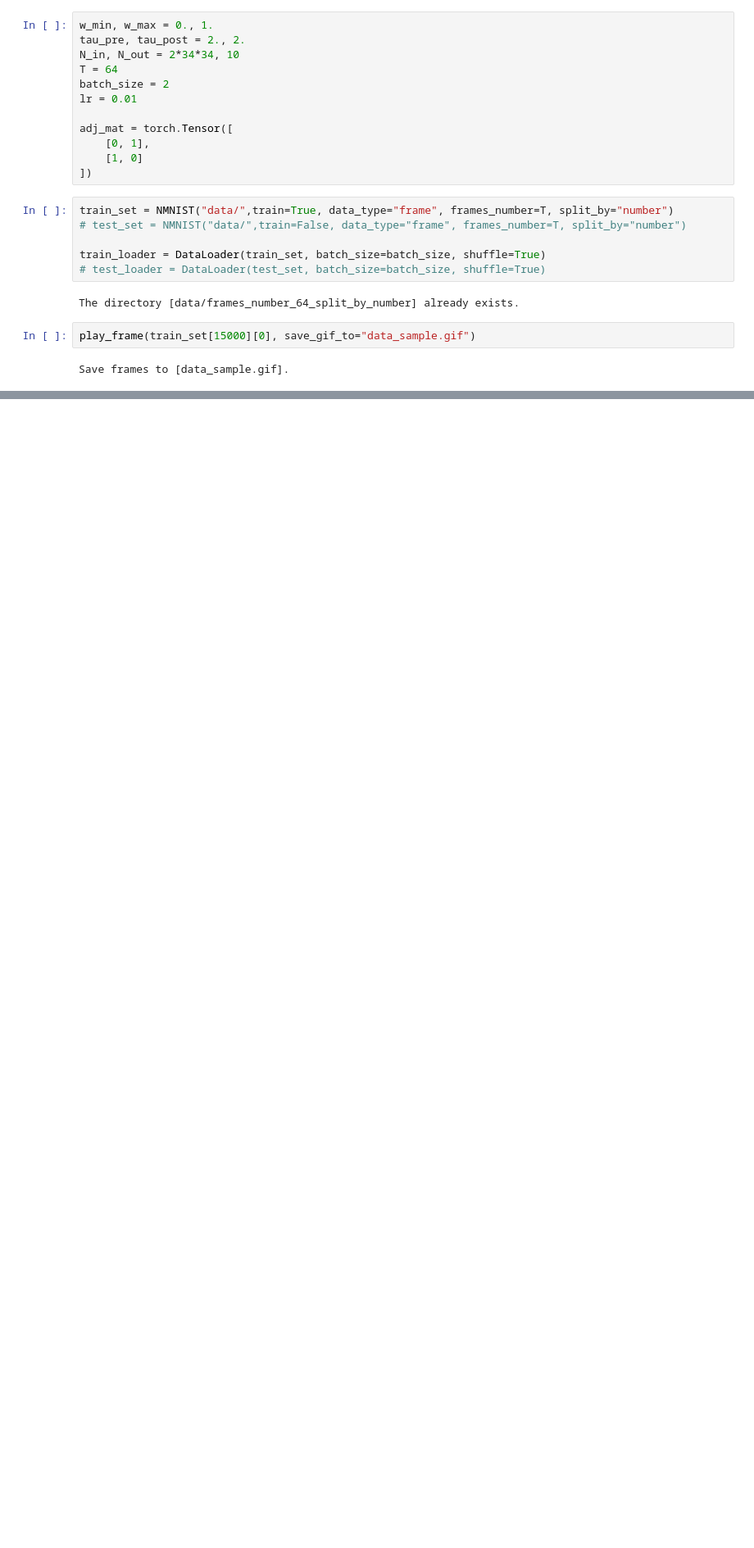
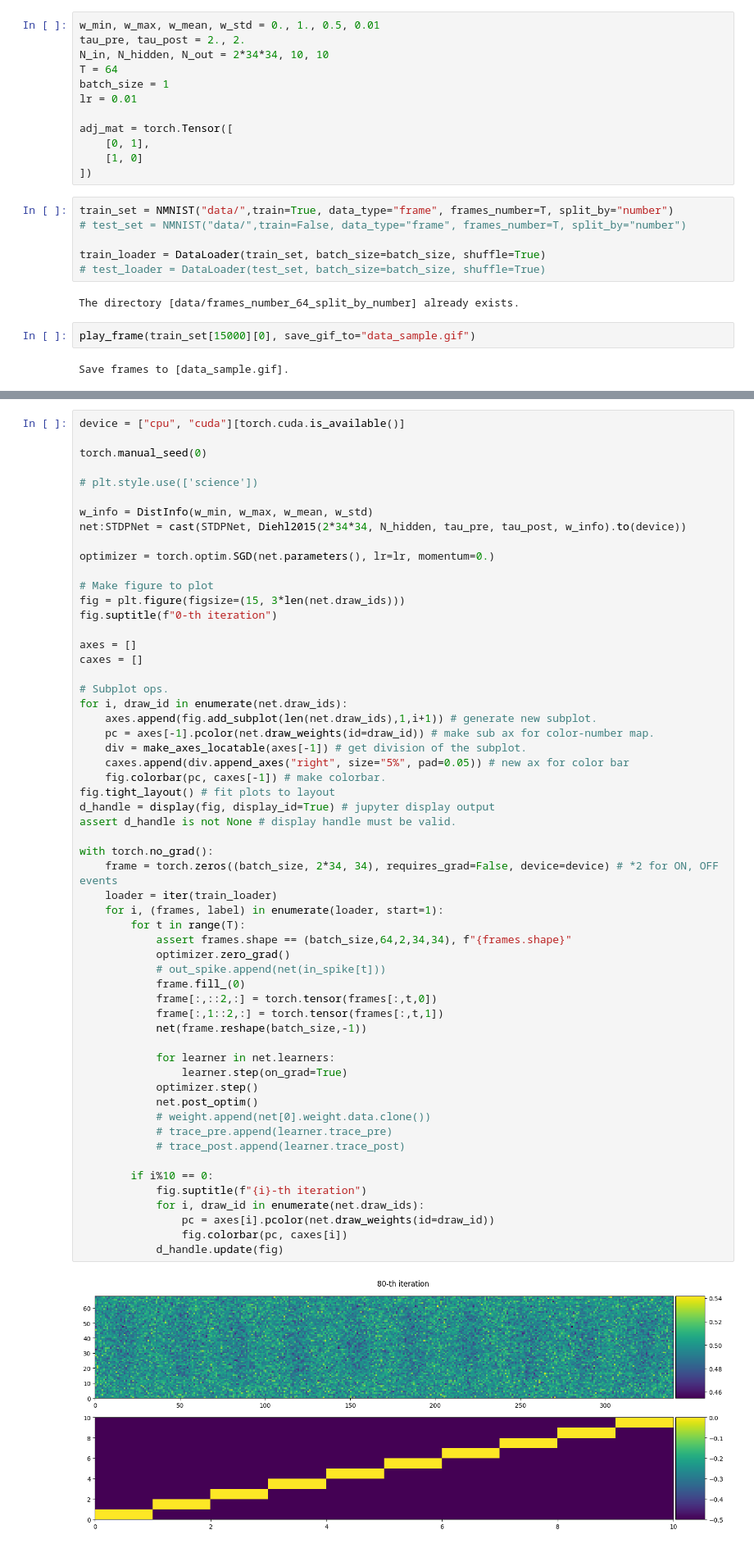
Before and after one commit to brseong/STDP-verification, a Jupyter notebook: stdp_trace.ipynb, the cells around one changed output, grey strips where cells are left out. Shown at 82% size. Drawn from its saved outputs; the diff is of its cells as text; blank space fills up the shorter version.

```diff
--- a/stdp_trace.ipynb
+++ b/stdp_trace.ipynb
@@ -26,11 +23,11 @@ from utils.types import Tensor2D
 # assert len(arrays) == 4
 # train_imgs, train_labels, test_imgs, test_labels = arrays
 # %%
-w_min, w_max = 0., 1.
+w_min, w_max, w_mean, w_std = 0., 1., 0.5, 0.01
 tau_pre, tau_post = 2., 2.
-N_in, N_out = 2*34*34, 10
+N_in, N_hidden, N_out = 2*34*34, 10, 10
 T = 64
-batch_size = 2
+batch_size = 1
 lr = 0.01
 
 adj_mat = torch.Tensor([
@@ -193 +49,60 @@ weight = torch.stack(weight)         # [T, N_out, N_in]
+# %%
+device = ["cpu", "cuda"][torch.cuda.is_available()]
+
+torch.manual_seed(0)
+
+# plt.style.use(['science'])
+
+w_info = DistInfo(w_min, w_max, w_mean, w_std)
+net:STDPNet = cast(STDPNet, Diehl2015(2*34*34, N_hidden, tau_pre, tau_post, w_info).to(device))
+
+optimizer = torch.optim.SGD(net.parameters(), lr=lr, momentum=0.)
+
+# Make figure to plot
+fig = plt.figure(figsize=(15, 3*len(net.draw_ids)))
+fig.suptitle(f"0-th iteration")
+
+axes = []
+caxes = []
+
+# Subplot ops.
+for i, draw_id in enumerate(net.draw_ids):
+    axes.append(fig.add_subplot(len(net.draw_ids),1,i+1)) # generate new subplot.
+    pc = axes[-1].pcolor(net.draw_weights(id=draw_id)) # make sub ax for color-number map.
+    div = make_axes_locatable(axes[-1]) # get division of the subplot.
+    caxes.append(div.append_axes("right", size="5%", pad=0.05)) # new ax for color bar
+    fig.colorbar(pc, caxes[-1]) # make colorbar.
+fig.tight_layout() # fit plots to layout
+d_handle = display(fig, display_id=True) # jupyter display output
+assert d_handle is not None # display handle must be valid.
+
+with torch.no_grad():
+    frame = torch.zeros((batch_size, 2*34, 34), requires_grad=False, device=device) # *2 for ON, OFF events
+    loader = iter(train_loader)
+    for i, (frames, label) in enumerate(loader, start=1):
+        for t in range(T):
+            assert frames.shape == (batch_size,64,2,34,34), f"{frames.shape}"
+            optimizer.zero_grad()
+            # out_spike.append(net(in_spike[t]))
+            frame.fill_(0)
+            frame[:,::2,:] = torch.tensor(frames[:,t,0])
+            frame[:,1::2,:] = torch.tensor(frames[:,t,1])
+            net(frame.reshape(batch_size,-1))
+
+            for learner in net.learners:
+                learner.step(on_grad=True)
+            optimizer.step()
+            net.post_optim()
+            # weight.append(net[0].weight.data.clone())
+            # trace_pre.append(learner.trace_pre)
+            # trace_post.append(learner.trace_post)
+
+        if i%10 == 0:
+            fig.suptitle(f"{i}-th iteration")
+            for i, draw_id in enumerate(net.draw_ids):
+                pc = axes[i].pcolor(net.draw_weights(id=draw_id))
+                fig.colorbar(pc, caxes[i])
+            d_handle.update(fig)
+# %% [output]
+[figure, added]
 # %%
```
Also changed, not shown: parts of 4 cells of this notebook, 4 other files.
